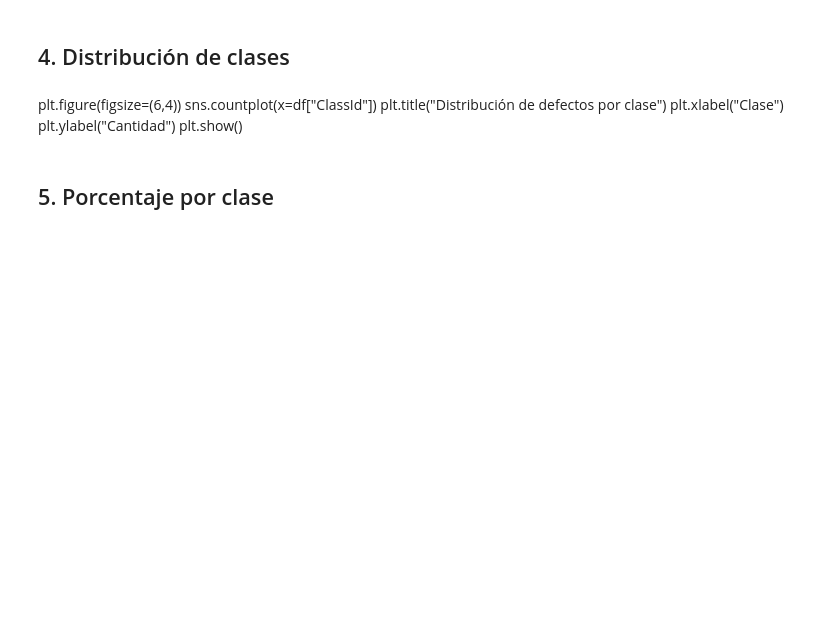
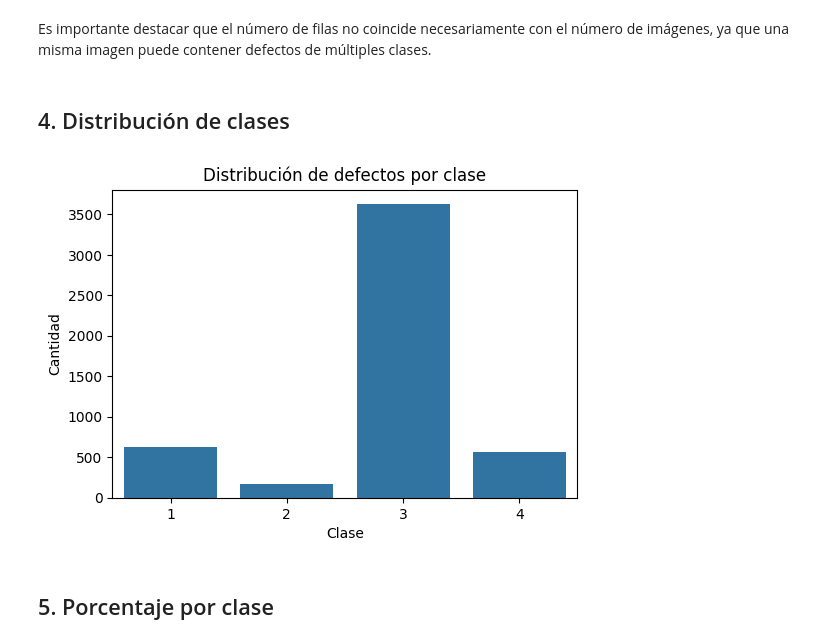
Before and after one commit to amesitos/steel-defect-segmentation, a Jupyter notebook: notebooks/EDA.ipynb, the cells around one changed output. Drawn from its saved outputs; the diff is of its cells as text; code cells hidden in the pictures; blank space fills up the shorter version.

```diff
--- a/notebooks/EDA.ipynb
+++ b/notebooks/EDA.ipynb
@@ -13,5 +55,5 @@ from src.utils_rle import rle_decode
 # %%
-df = pd.read_csv("../data/train_split.csv")
+df = pd.read_csv("../data/original_train.csv")
 df.columns = ["ImageId", "ClassId", "EncodedPixels"]
 
 df.head()
@@ -25,12 +93,18 @@ df.describe()
+# %% [markdown]
+Es importante destacar que el número de filas no coincide necesariamente con el
+número de imágenes, ya que una misma imagen puede contener defectos de múltiples
+clases.
 # %% [markdown]
 ## 4. Distribución de clases
-# %% [markdown]
-plt.figure(figsize=(6,4))
-sns.countplot(x=df["ClassId"])
-plt.title("Distribución de defectos por clase")
-plt.xlabel("Clase")
-plt.ylabel("Cantidad")
-plt.show()
+# %%
+plt.figure(figsize=(6,4))
+sns.countplot(x=df["ClassId"])
+plt.title("Distribución de defectos por clase")
+plt.xlabel("Clase")
+plt.ylabel("Cantidad")
+plt.show()
+# %% [output]
+[figure, added]
 # %% [markdown]
 ## 5. Porcentaje por clase
 # %%
```
Also changed, not shown: parts of 21 cells of this notebook, 11 other files.
